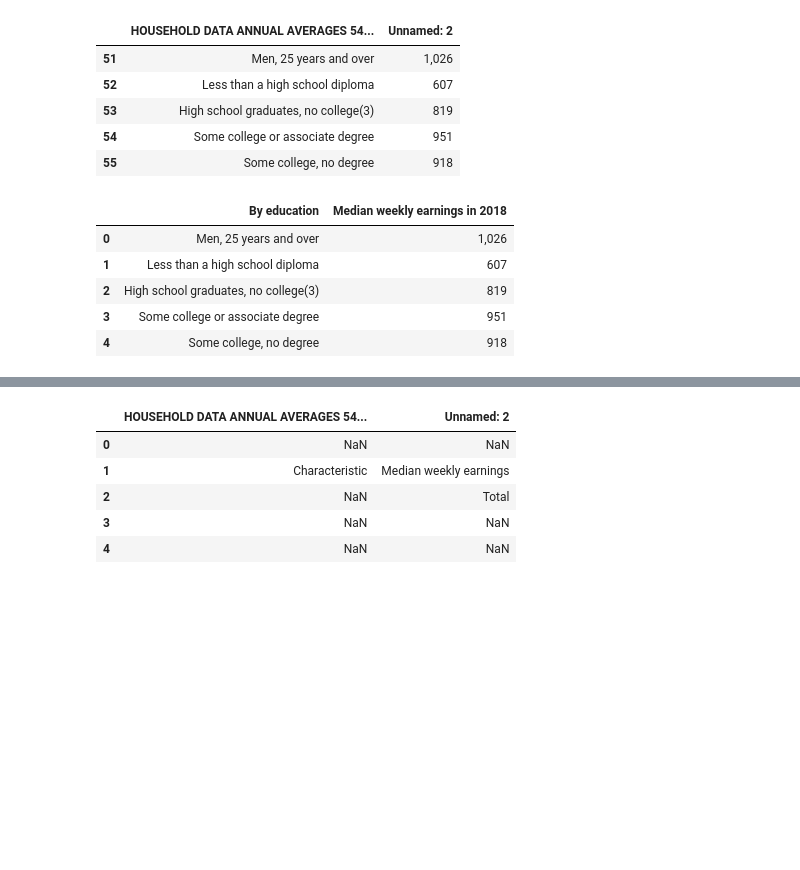
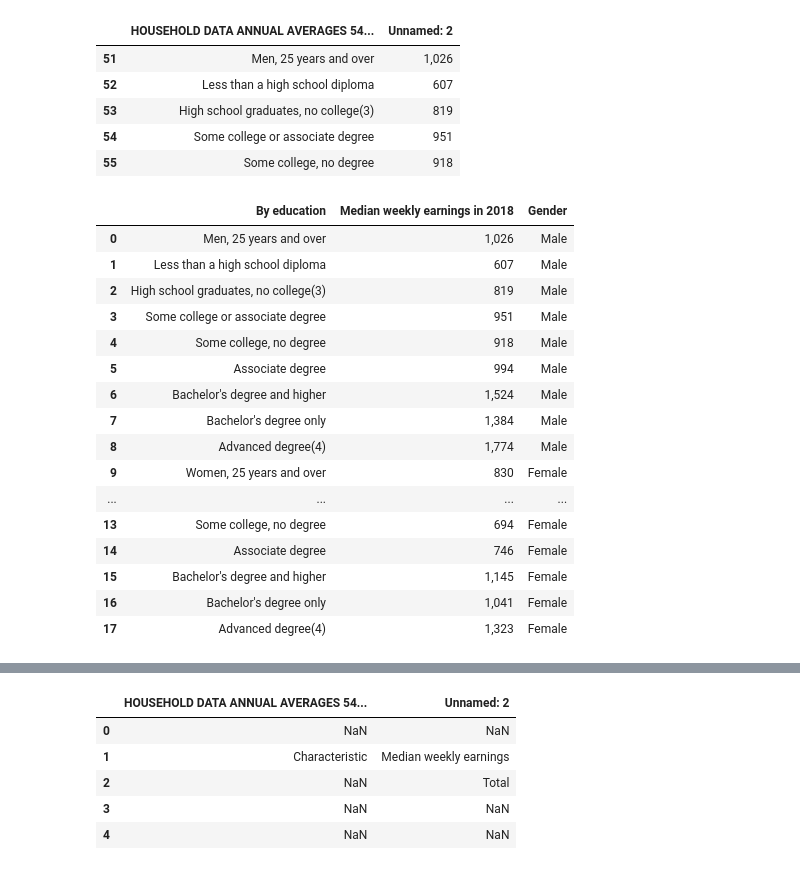
Before and after one commit to lquasem/Gender-Pay-Gap, a Jupyter notebook: cleaning_by_education.ipynb, the cells around one changed output, grey strips where cells are left out. Cells and saved outputs as stored; diff of their text form; code cells hidden in the pictures; blank space fills up the shorter version.

Commit message:
cleaned by education

```diff
--- a/cleaning_by_education.ipynb
+++ b/cleaning_by_education.ipynb
@@ -83,14 +71,29 @@ table.head()
 table = table.rename(columns ={'HOUSEHOLD DATA\nANNUAL AVERAGES\n54. Median weekly earnings of full-time wage and salary workers by certification and licensing status and selected characteristics, 2018 annual averages': 'By education',
                                'Unnamed: 2': 'Median weekly earnings in 2018'})
 table = table.reset_index(drop =True)
-table.head()
-# %% [output]
-|  | By education | Median weekly earnings in 2018 |
-| 0 | Men, 25 years and over | 1,026 |
-| 1 | Less than a high school diploma | 607 |
-| 2 | High school graduates, no college(3) | 819 |
-| 3 | Some college or associate degree | 951 |
-| 4 | Some college, no degree | 918 |
+# %%
+add_gender_2018 = table.copy()
+add_gender_2018["Gender"]='Male'
+add_gender_2018["Gender"][9:18] = "Female"
+add_gender_2018
+# %% [output]
+|  | By education | Median weekly earnings in 2018 | Gender |
+| 0 | Men, 25 years and over | 1,026 | Male |
+| 1 | Less than a high school diploma | 607 | Male |
+| 2 | High school graduates, no college(3) | 819 | Male |
+| 3 | Some college or associate degree | 951 | Male |
+| 4 | Some college, no degree | 918 | Male |
+| 5 | Associate degree | 994 | Male |
+| 6 | Bachelor's degree and higher | 1,524 | Male |
+| 7 | Bachelor's degree only | 1,384 | Male |
+| 8 | Advanced degree(4) | 1,774 | Male |
+| 9 | Women, 25 years and over | 830 | Female |
+| ... | ... | ... | ... |
+| 13 | Some college, no degree | 694 | Female |
+| 14 | Associate degree | 746 | Female |
+| 15 | Bachelor's degree and higher | 1,145 | Female |
+| 16 | Bachelor's degree only | 1,041 | Female |
+| 17 | Advanced degree(4) | 1,323 | Female |
 # %%
 # Name of the CSV file
 path_2017 = "data/Median weekly earnings of full-time wage and salary workers by certification and licensing status and selected characteristics_2017.csv"
```
Also changed, not shown: parts of 5 cells of this notebook, 4 other files.
